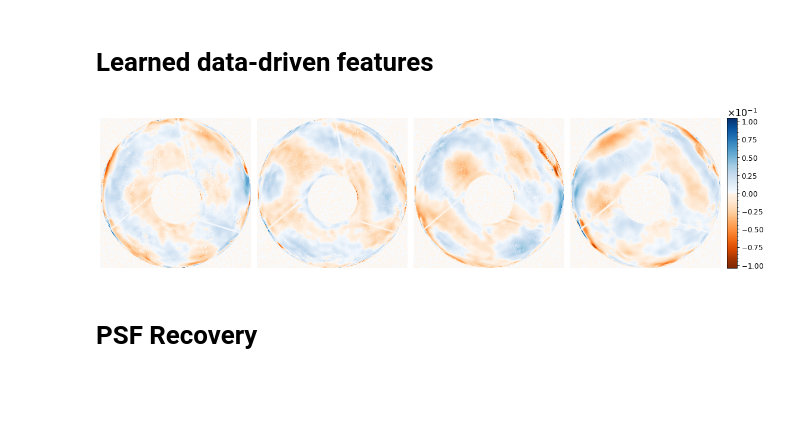
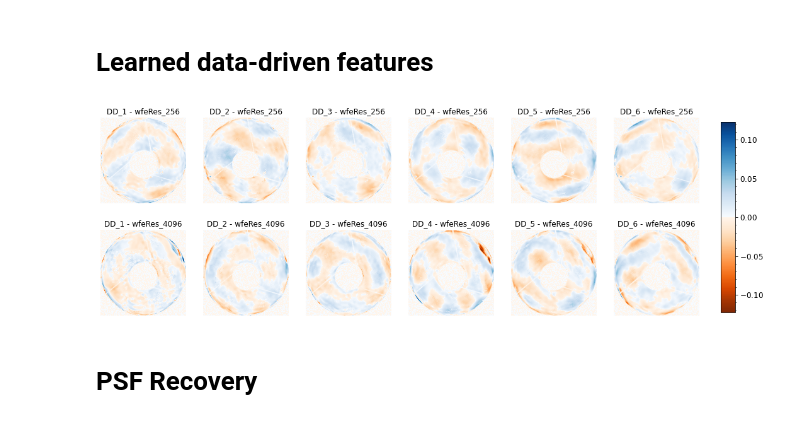
Before and after one commit to tobias-liaudat/wf-SEDs, a Jupyter notebook: WFE_sampling_test/notebooks/wfeRes_compare.ipynb, the cells around one changed output. Cells and saved outputs as stored; diff of their text form; code cells hidden in the pictures; blank space fills up the shorter version.

```diff
--- a/WFE_sampling_test/notebooks/wfeRes_compare.ipynb
+++ b/WFE_sampling_test/notebooks/wfeRes_compare.ipynb
@@ -142,8 +183,10 @@ tf_semiparam_field = tf_psf_field.TF_SemiParam_field(
 # %%
 ## Load the model's weights
-tf_semiparam_field.load_weights(args['weights_paths'])
+tf_semiparam_field_256.load_weights(args_256['weights_paths'])
+tf_semiparam_field_4096.load_weights(args_4096['weights_paths'])
 
 # Get the data-driven features
-DD_features = tf_semiparam_field.tf_np_poly_opd.S_mat.numpy()
+DD_features_256 = tf_semiparam_field_256.tf_np_poly_opd.S_mat.numpy()
+DD_features_4096 = tf_semiparam_field_4096.tf_np_poly_opd.S_mat.numpy()
 # %% [markdown]
 # Prepare the Ground Truth (GT) model
@@ -181,55 +254,29 @@ _ = GT_tf_semiparam_field.tf_np_poly_opd.alpha_mat.assign(
 # %% [markdown]
 # Learned data-driven features
-# %%
-
-id_maps = [1, 2, 4, 5]
-
-# Set up figure and image grid
-fig = plt.figure(figsize=(16, 4))
-
-grid = ImageGrid(
-    fig,
-    111,          # as in plt.subplot(111)
-    nrows_ncols=(1,4),
-    axes_pad=0.15,
-    share_all=True,
-    cbar_location="right",
-    cbar_mode="single",
-    cbar_size="7%",
-    cbar_pad=0.15,
-)
-
-vmax = np.max(abs(DD_features[id_maps,:,:]))
-
-# Add data to image grid
-it = 0
-for ax in grid:
-    im = ax.imshow(DD_features[id_maps[it],:,:], cmap=newcmp, vmax=vmax, vmin=-vmax)
-    ax.set_xticks([]);ax.set_yticks([])
-    ax.spines['top'].set_visible(False)
-    ax.spines['right'].set_visible(False)
-    ax.spines['bottom'].set_visible(False)
-    ax.spines['left'].set_visible(False)
-
-    it += 1
-
-# Colorbar
-cbar = ax.cax.colorbar(im)
-ax.cax.toggle_label(True)
-
-cbar.minorticks_on()
-# cbar.ax.tick_params(labelsize=tick_size)
-cbar.formatter.set_powerlimits((0, 0))
-# cbar.ax.formatter._useMathText = True
-cbar.ax.yaxis.offsetText.set(size=16)
-cbar.ax.yaxis.set_offset_position('left')
-cbar.update_ticks()
-
-plt.tight_layout()    # Works, but may still require rect paramater to keep colorbar labels visible
-
-plt.show()
-# %% [output]
-[figure, removed]
+# %%
+id_maps = [0, 1, 2, 3, 4, 5]
+
+vmax = np.max(abs(DD_features_256[id_maps,:,:]))
+
+fig = plt.figure(figsize=(16, 6))
+for idx in id_maps:
+    plt.subplot(2,6,1+idx)
+    im = plt.imshow(DD_features_256[id_maps[idx],:,:], cmap=newcmp, vmax=vmax, vmin=-vmax)
+    plt.axis('off')
+    plt.title('DD_{idx} - wfeRes_256'.format(idx=idx+1))
+    plt.subplot(2,6,2+id_maps[-1]+idx)
+    plt.imshow(DD_features_4096[id_maps[idx],:,:], cmap=newcmp, vmax=vmax, vmin=-vmax)
+    plt.axis('off')
+    plt.title('DD_{idx} - wfeRes_4096'.format(idx=idx+1))
+
+# Colorbar
+fig.subplots_adjust(right=0.95)
+cbar = fig.add_axes([0.98, 0.15, 0.02, 0.7])
+fig.colorbar( im , cax=cbar)
+cbar.minorticks_on()
+plt.show()
+# %% [output]
+[figure, added]
 # %% [markdown]
 # PSF Recovery
 # %%
```
Also changed, not shown: parts of 11 cells of this notebook.
